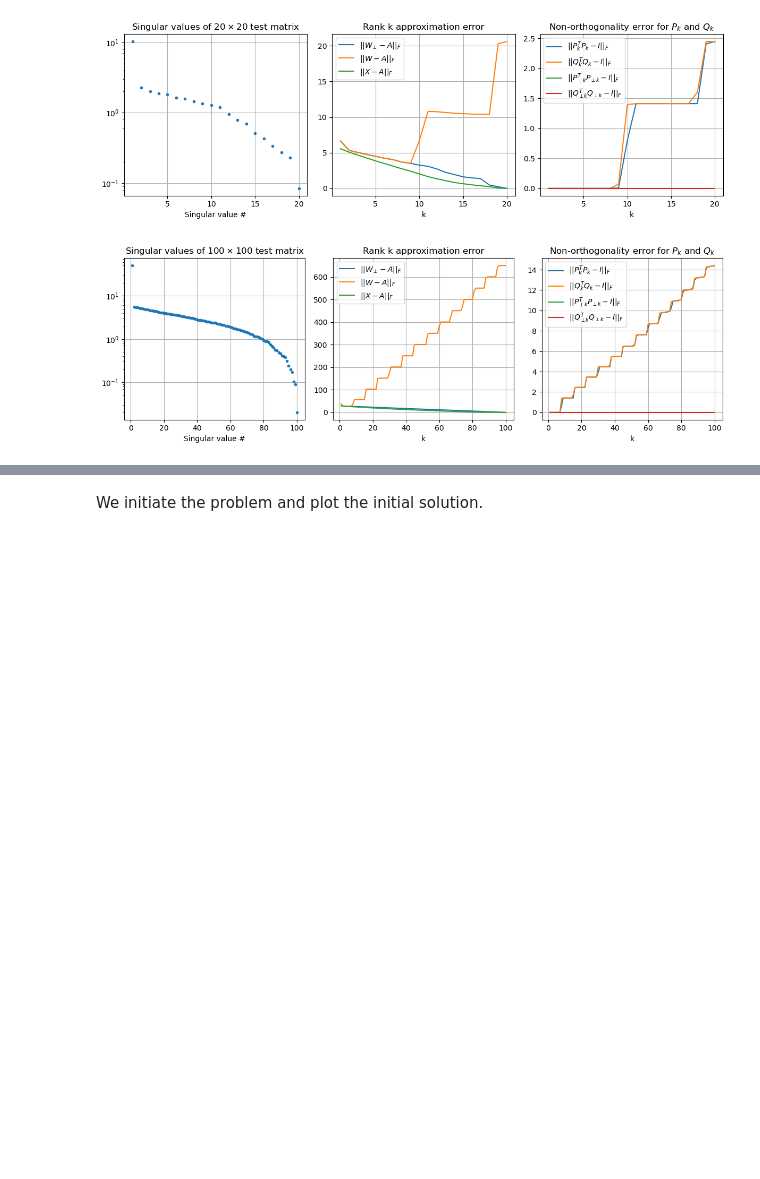
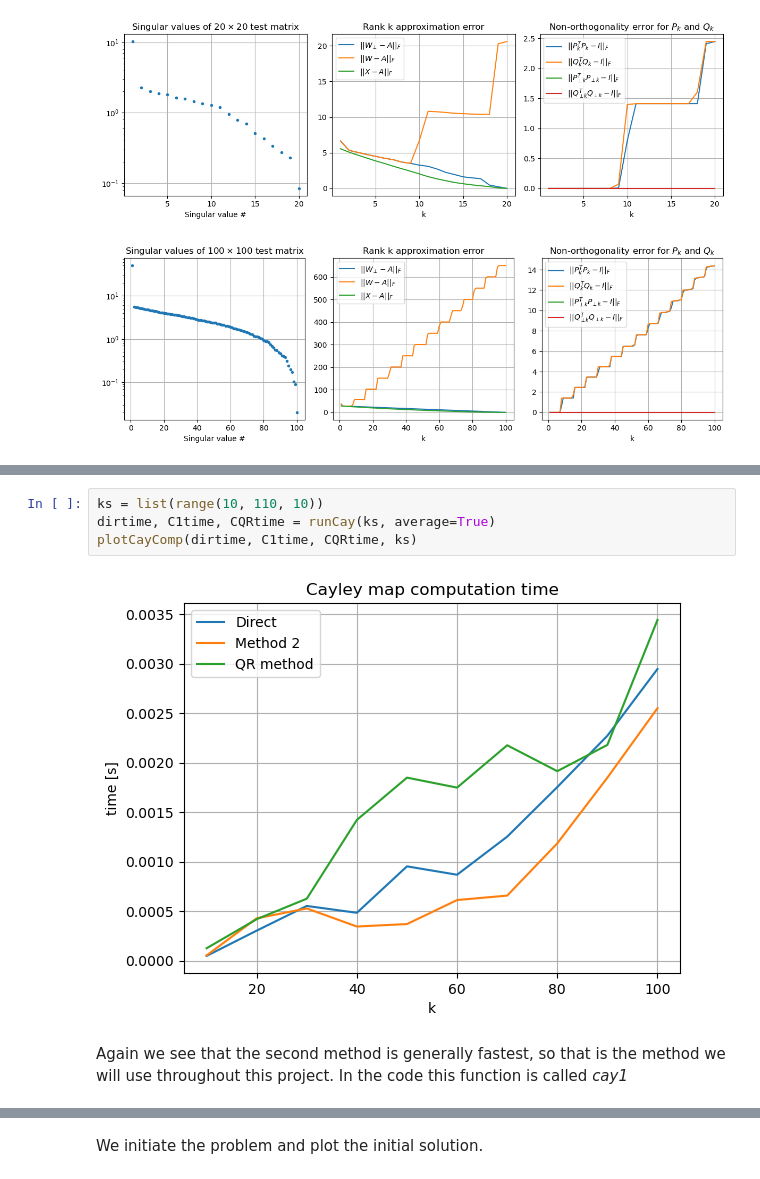
Before and after one commit to KristianHolme/NumLinAlg-project-2, a Jupyter notebook: Project2.ipynb, the cells around one changed output, grey strips where cells are left out. Cells and saved outputs as stored; diff of their text form; blank space fills up the shorter version.

```diff
--- a/Project2.ipynb
+++ b/Project2.ipynb
@@ -19,3 +52,11 @@ Comment something interpretation
+# %%
+ks = list(range(10, 110, 10))
+dirtime, C1time, CQRtime = runCay(ks, average=True)
+plotCayComp(dirtime, C1time, CQRtime, ks)
+# %% [output]
+[figure, added]
+# %% [markdown]
+Again we see that the second method is generally fastest, so that is the method we will use throughout this project. In the code this function is called *cay1*
 # %% [markdown]
 ## Exercise 3)
 Here we compute a low rank approximation of a solution to the heat equation
```
Also changed, not shown: parts of 11 cells of this notebook, 3 other files.
